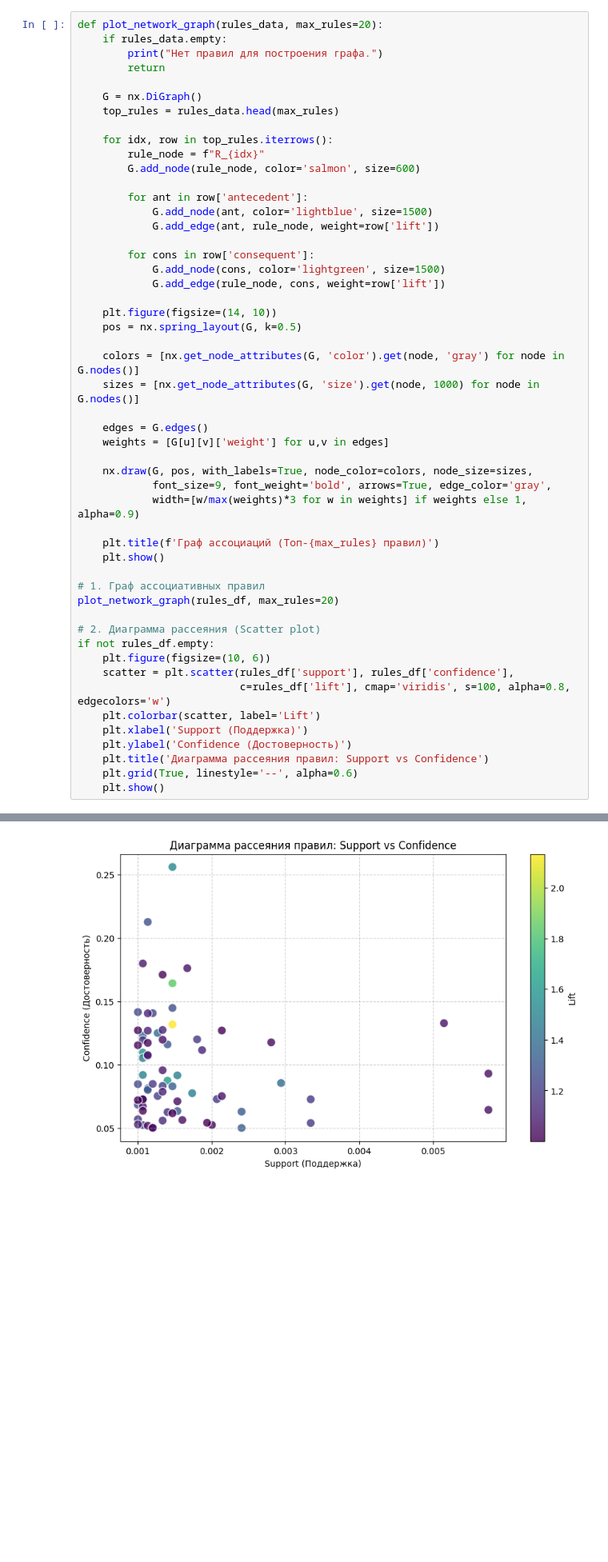
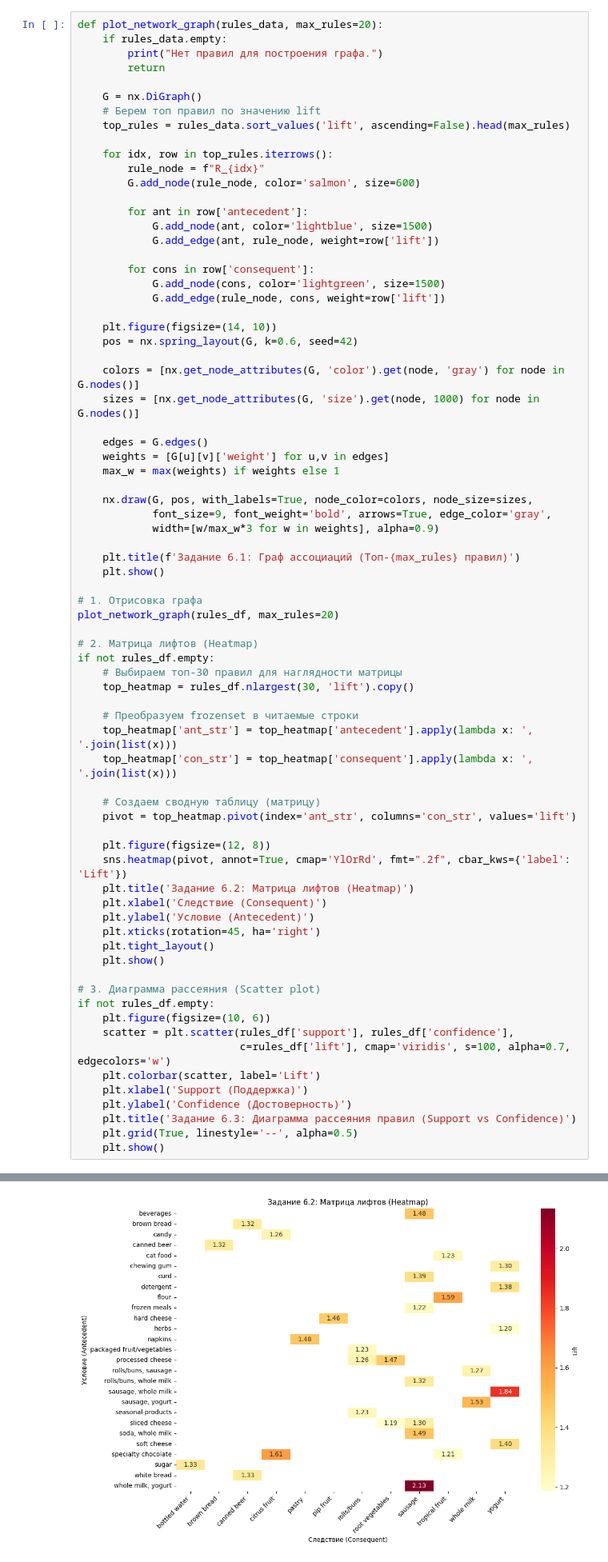
Before and after one commit to Ke1ayn/lab1, a Jupyter notebook: notebooks/04 lab.ipynb, the cells around one changed output, grey strips where cells are left out. Shown at 80% size. Saved outputs shown, nothing was run; the diff lists cells and outputs as text; blank space fills up the shorter version.

```diff
--- a/notebooks/04 lab.ipynb
+++ b/notebooks/04 lab.ipynb
@@ -347,7 +347,8 @@ def plot_network_graph(rules_data, max_rules=20):
         return
 
     G = nx.DiGraph()
-    top_rules = rules_data.head(max_rules)
+    # Берем топ правил по значению lift
+    top_rules = rules_data.sort_values('lift', ascending=False).head(max_rules)
 
     for idx, row in top_rules.iterrows():
         rule_node = f"R_{idx}"
@@ -362,33 +363,55 @@ def plot_network_graph(rules_data, max_rules=20):
             G.add_edge(rule_node, cons, weight=row['lift'])
 
     plt.figure(figsize=(14, 10))
-    pos = nx.spring_layout(G, k=0.5)
+    pos = nx.spring_layout(G, k=0.6, seed=42)
 
     colors = [nx.get_node_attributes(G, 'color').get(node, 'gray') for node in G.nodes()]
     sizes = [nx.get_node_attributes(G, 'size').get(node, 1000) for node in G.nodes()]
 
     edges = G.edges()
     weights = [G[u][v]['weight'] for u,v in edges]
+    max_w = max(weights) if weights else 1
 
     nx.draw(G, pos, with_labels=True, node_color=colors, node_size=sizes,
             font_size=9, font_weight='bold', arrows=True, edge_color='gray',
-            width=[w/max(weights)*3 for w in weights] if weights else 1, alpha=0.9)
+            width=[w/max_w*3 for w in weights], alpha=0.9)
 
-    plt.title(f'Граф ассоциаций (Топ-{max_rules} правил)')
+    plt.title(f'Задание 6.1: Граф ассоциаций (Топ-{max_rules} правил)')
     plt.show()
 
-# 1. Граф ассоциативных правил
+# 1. Отрисовка графа
 plot_network_graph(rules_df, max_rules=20)
 
-# 2. Диаграмма рассеяния (Scatter plot)
+# 2. Матрица лифтов (Heatmap)
+if not rules_df.empty:
+    # Выбираем топ-30 правил для наглядности матрицы
+    top_heatmap = rules_df.nlargest(30, 'lift').copy()
+
+    # Преобразуем frozenset в читаемые строки
+    top_heatmap['ant_str'] = top_heatmap['antecedent'].apply(lambda x: ', '.join(list(x)))
+    top_heatmap['con_str'] = top_heatmap['consequent'].apply(lambda x: ', '.join(list(x)))
+
+    # Создаем сводную таблицу (матрицу)
+    pivot = top_heatmap.pivot(index='ant_str', columns='con_str', values='lift')
+
+    plt.figure(figsize=(12, 8))
+    sns.heatmap(pivot, annot=True, cmap='YlOrRd', fmt=".2f", cbar_kws={'label': 'Lift'})
+    plt.title('Задание 6.2: Матрица лифтов (Heatmap)')
+    plt.xlabel('Следствие (Consequent)')
+    plt.ylabel('Условие (Antecedent)')
+    plt.xticks(rotation=45, ha='right')
+    plt.tight_layout()
+    plt.show()
+
+# 3. Диаграмма рассеяния (Scatter plot)
 if not rules_df.empty:
     plt.figure(figsize=(10, 6))
     scatter = plt.scatter(rules_df['support'], rules_df['confidence'],
-                          c=rules_df['lift'], cmap='viridis', s=100, alpha=0.8, edgecolors='w')
+                          c=rules_df['lift'], cmap='viridis', s=100, alpha=0.7, edgecolors='w')
     plt.colorbar(scatter, label='Lift')
     plt.xlabel('Support (Поддержка)')
     plt.ylabel('Confidence (Достоверность)')
-    plt.title('Диаграмма рассеяния правил: Support vs Confidence')
-    plt.grid(True, linestyle='--', alpha=0.6)
+    plt.title('Задание 6.3: Диаграмма рассеяния правил (Support vs Confidence)')
+    plt.grid(True, linestyle='--', alpha=0.5)
     plt.show()
 # %% [output]
@@ -396 +419 @@ if not rules_df.empty:
-[figure, old version]
+[figure, new version]
```
Also changed, not shown: parts of 3 cells of this notebook.
